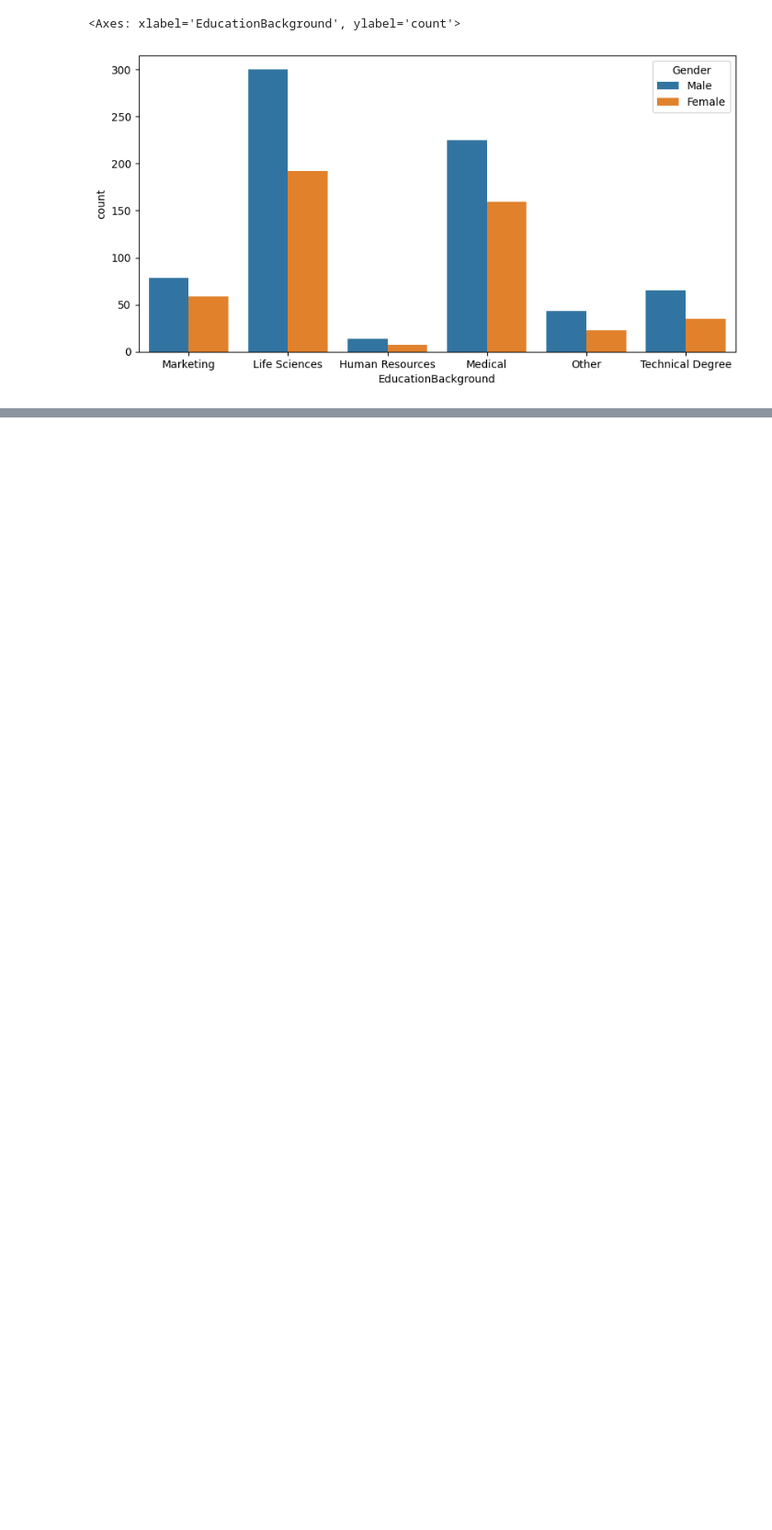
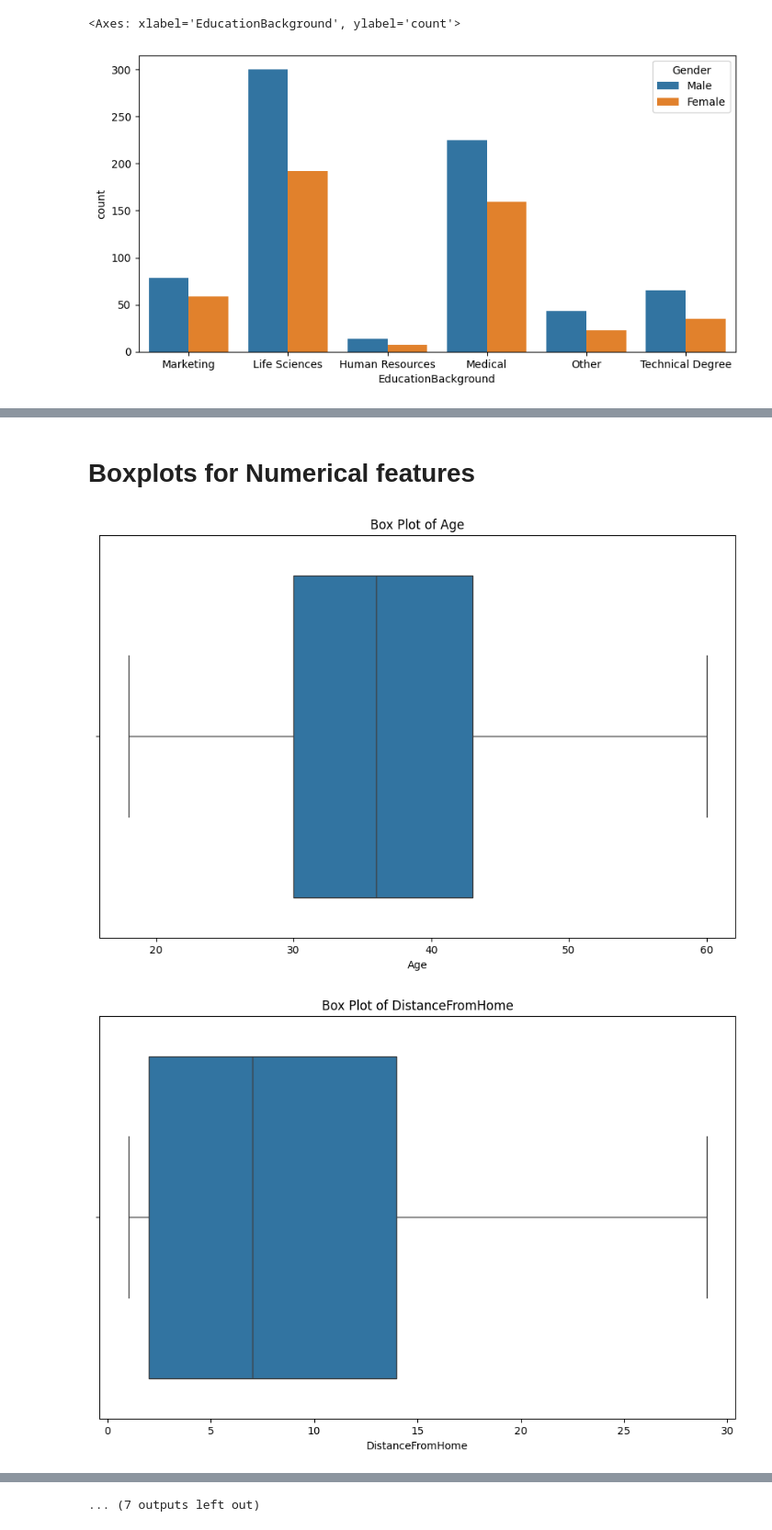
Before and after one commit to SudarshanIngole/IABAC_Project, a Jupyter notebook: IABAC_CDS_Project_Sudarshan.ipynb, the cells around one changed output, grey strips where cells are left out. Shown at 92% size. Cells and saved outputs as stored; diff of their text form; code cells hidden in the pictures; blank space fills up the shorter version.

```diff
--- a/IABAC_CDS_Project_Sudarshan.ipynb
+++ b/IABAC_CDS_Project_Sudarshan.ipynb
@@ -237,0 +272,12 @@ sns.countplot(data=cat_data, x='EducationBackground', hue='Gender')
+# %% [markdown]
+# Boxplots for Numerical features
+# %%
+for column in num_data:
+  plt.figure(figsize=(11,7))
+  sns.boxplot(x=data[column])
+  plt.xlabel(column)
+  plt.title(f'Box Plot of {column}')
+  plt.show()
+# %% [output]
+[figure, added]
+[figure, added]
@@ -237,0 +294 @@ sns.countplot(data=cat_data, x='EducationBackground', hue='Gender')
+... (7 outputs left out)
```
Also changed, not shown: parts of 78 cells of this notebook.
